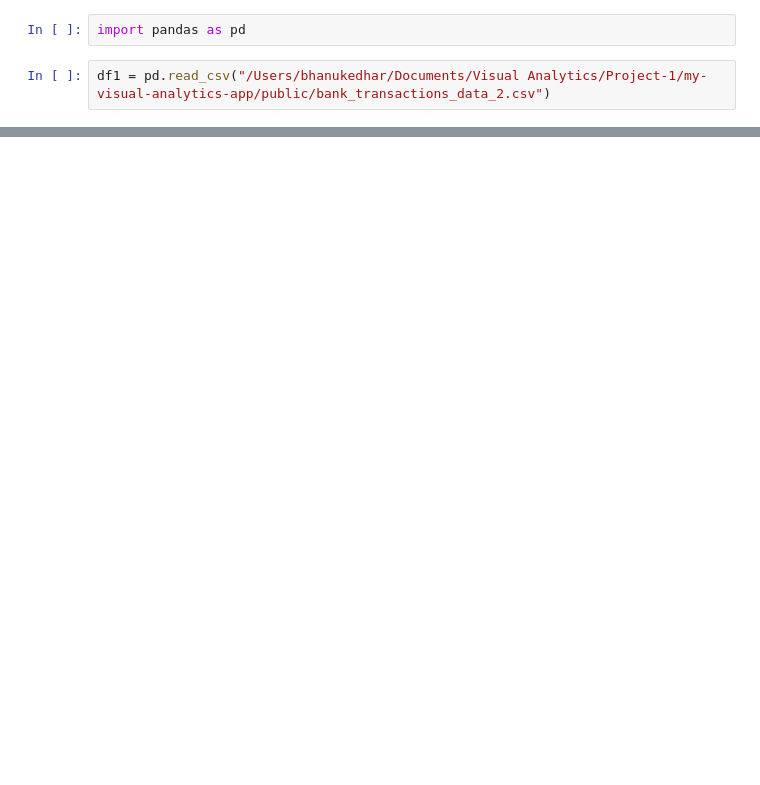
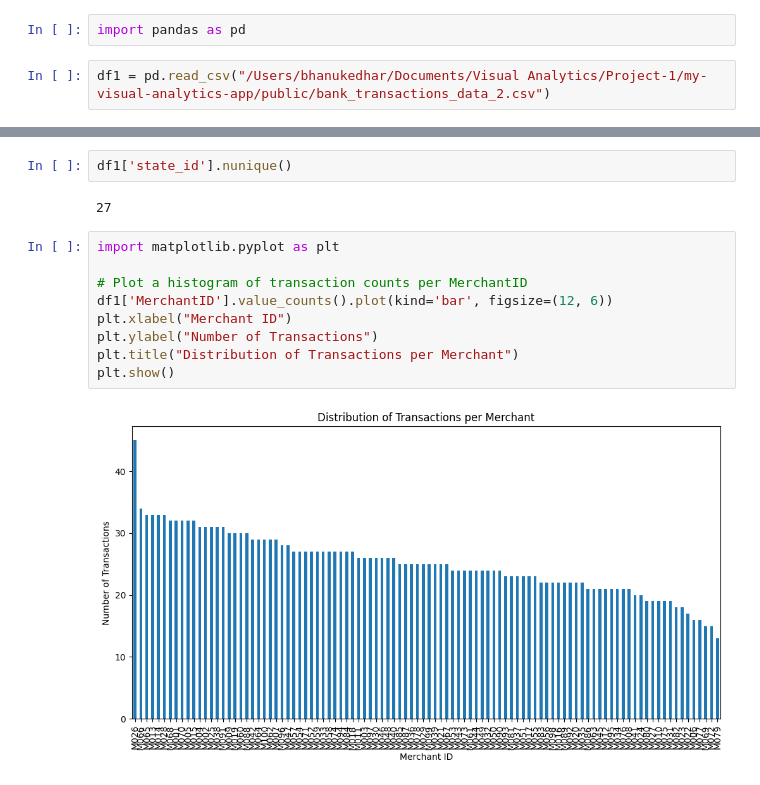
Before and after one commit to BhanuKedhar09/Visual-Analytics-P1, a Jupyter notebook: public/test.ipynb, the cells around one changed output, grey strips where cells are left out. Cells and saved outputs as stored; diff of their text form; blank space fills up the shorter version.

```diff
--- a/public/test.ipynb
+++ b/public/test.ipynb
@@ -20,0 +35,15 @@ df1[df1["Location"] == "Atlanta"]
+# %%
+df1['state_id'].nunique()
+# %% [output]
+27
+# %%
+import matplotlib.pyplot as plt
+
+# Plot a histogram of transaction counts per MerchantID
+df1['MerchantID'].value_counts().plot(kind='bar', figsize=(12, 6))
+plt.xlabel("Merchant ID")
+plt.ylabel("Number of Transactions")
+plt.title("Distribution of Transactions per Merchant")
+plt.show()
+# %% [output]
+[figure, added]
```
Also changed, not shown: parts of 5 cells of this notebook, 14 other files.
